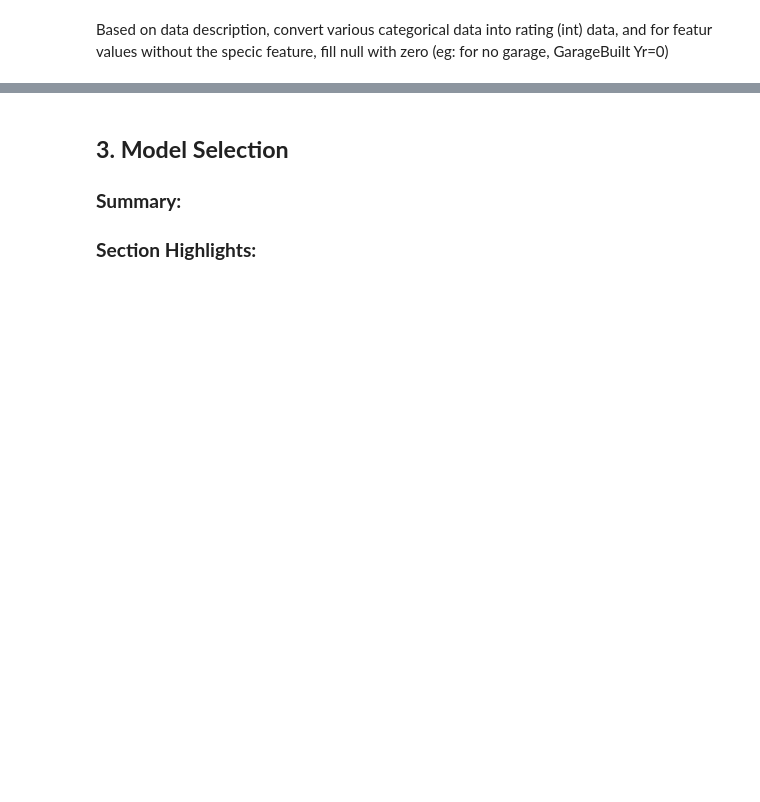
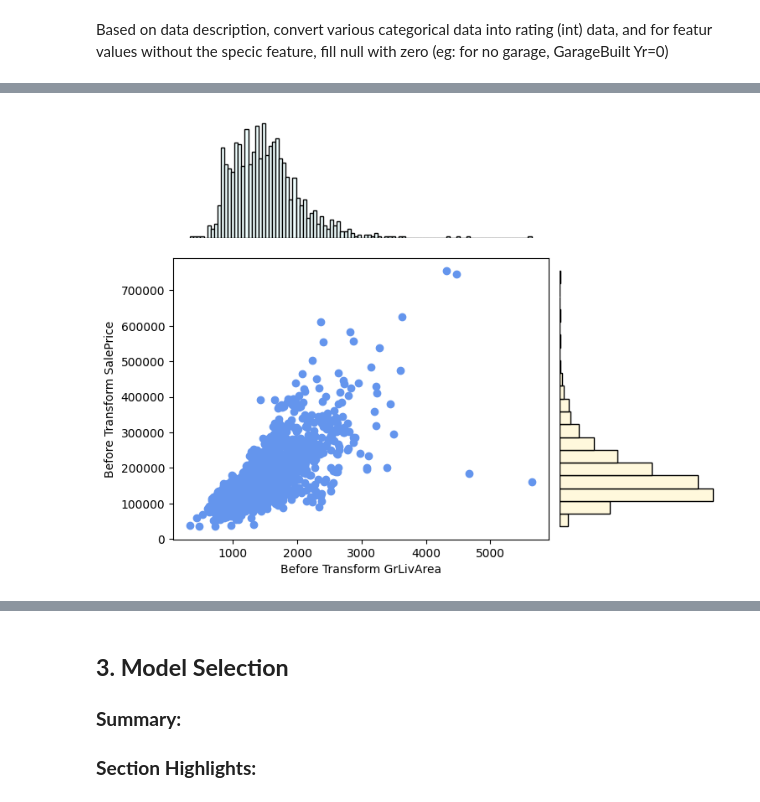
Before and after one commit to Ren1990/house_price_reg_model, a Jupyter notebook: house_price.ipynb, the cells around one changed output, grey strips where cells are left out. Cells and saved outputs as stored; diff of their text form; code cells hidden in the pictures; blank space fills up the shorter version.

```diff
--- a/house_price.ipynb
+++ b/house_price.ipynb
@@ -821,0 +806,23 @@ Features with missing values
+# %%
+left, width = 1, 0.7
+bottom, height = 0.1, 0.7
+bottom_h = height + 0.15
+left_h = left + width + 0.02
+rect_scatter = [left, bottom, width, height]
+rect_histx = [left, bottom_h, width, 0.3]
+rect_histy = [left_h, bottom, 0.3, height]
+ax_scatter = plt.axes(rect_scatter)
+rect_scatter=plt.scatter(df['GrLivArea'], df['SalePrice'],color='cornflowerblue')
+plt.xlabel("Before Transform GrLivArea")
+plt.ylabel("Before Transform SalePrice")
+ax_histx = plt.axes(rect_histx)
+plt.hist(df['GrLivArea'],bins=100,edgecolor='black',color='azure')
+plt.axis('off')
+
+ax_histy = plt.axes(rect_histy)
+plt.hist(df['SalePrice'],orientation='horizontal',bins=20,edgecolor='black',color='cornsilk')
+plt.axis('off')
+
+plt.show()
+# %% [output]
+[figure, added]
```
Also changed, not shown: parts of 21 cells of this notebook.
